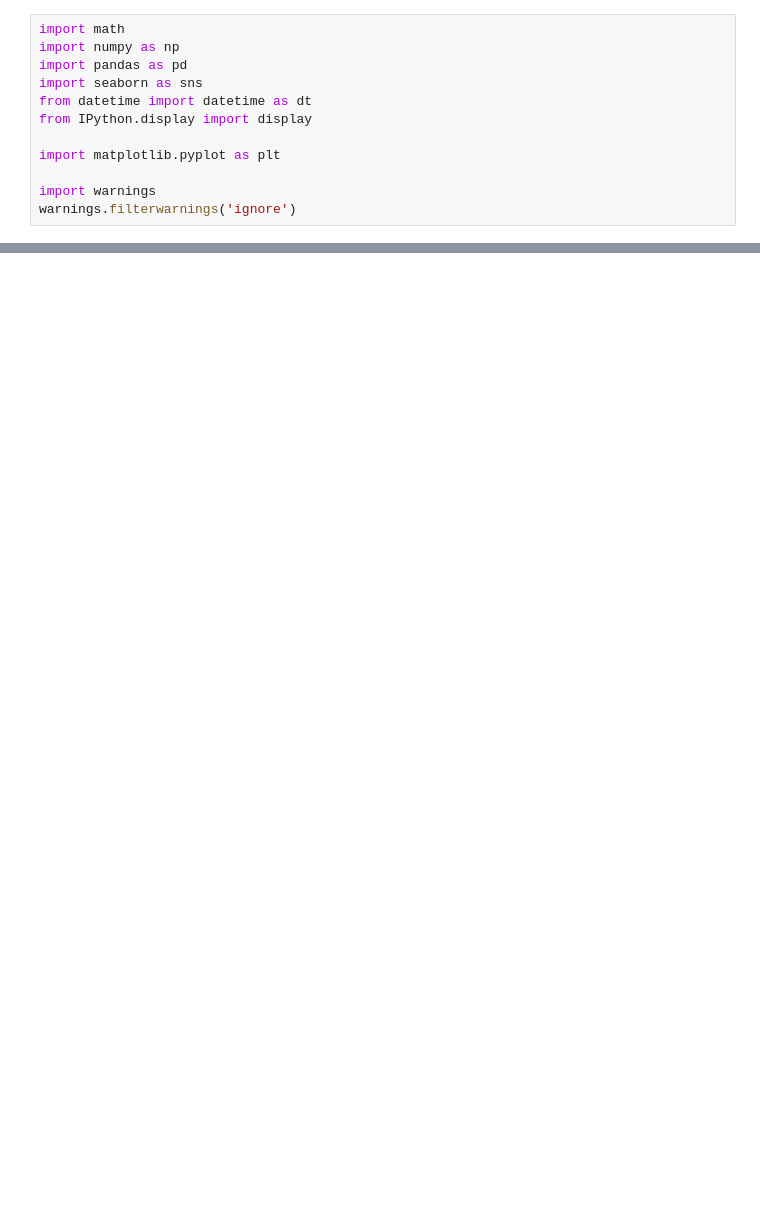
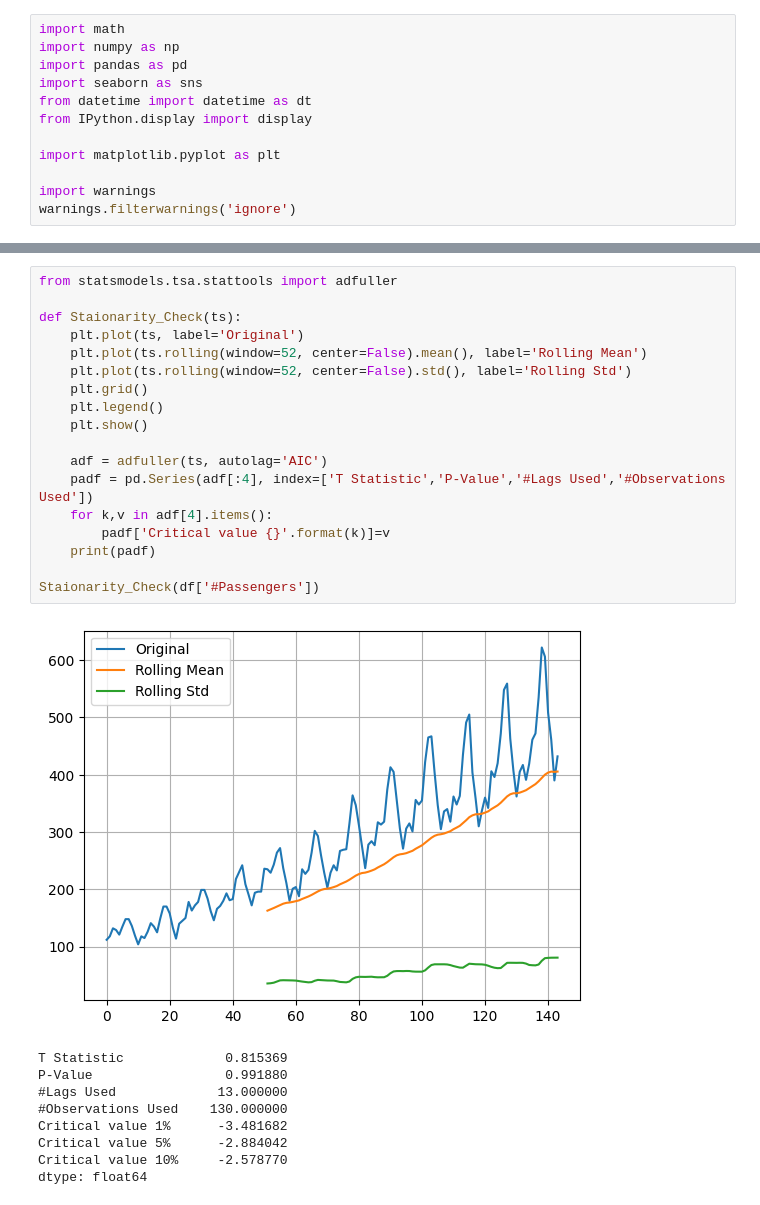
Before and after one commit to ThomasDarrieumerlou/Forecasting-project, a Jupyter notebook: Forcasting.ipynb, the cells around one changed output, grey strips where cells are left out. Saved outputs shown, nothing was run; the diff lists cells and outputs as text; blank space fills up the shorter version.

```diff
--- a/Forcasting.ipynb
+++ b/Forcasting.ipynb
@@ -40,0 +44,28 @@ plt.show()
+# %%
+from statsmodels.tsa.stattools import adfuller
+
+def Staionarity_Check(ts):
+    plt.plot(ts, label='Original')
+    plt.plot(ts.rolling(window=52, center=False).mean(), label='Rolling Mean')
+    plt.plot(ts.rolling(window=52, center=False).std(), label='Rolling Std')
+    plt.grid()
+    plt.legend()
+    plt.show()
+
+    adf = adfuller(ts, autolag='AIC')
+    padf = pd.Series(adf[:4], index=['T Statistic','P-Value','#Lags Used','#Observations Used'])
+    for k,v in adf[4].items():
+        padf['Critical value {}'.format(k)]=v
+    print(padf)
+
+Staionarity_Check(df['#Passengers'])
+# %% [output]
+[figure, added]
+T Statistic             0.815369
+P-Value                 0.991880
+#Lags Used             13.000000
+#Observations Used    130.000000
+Critical value 1%      -3.481682
+Critical value 5%      -2.884042
+Critical value 10%     -2.578770
+dtype: float64
```
Also changed, not shown: parts of 2 cells of this notebook.
